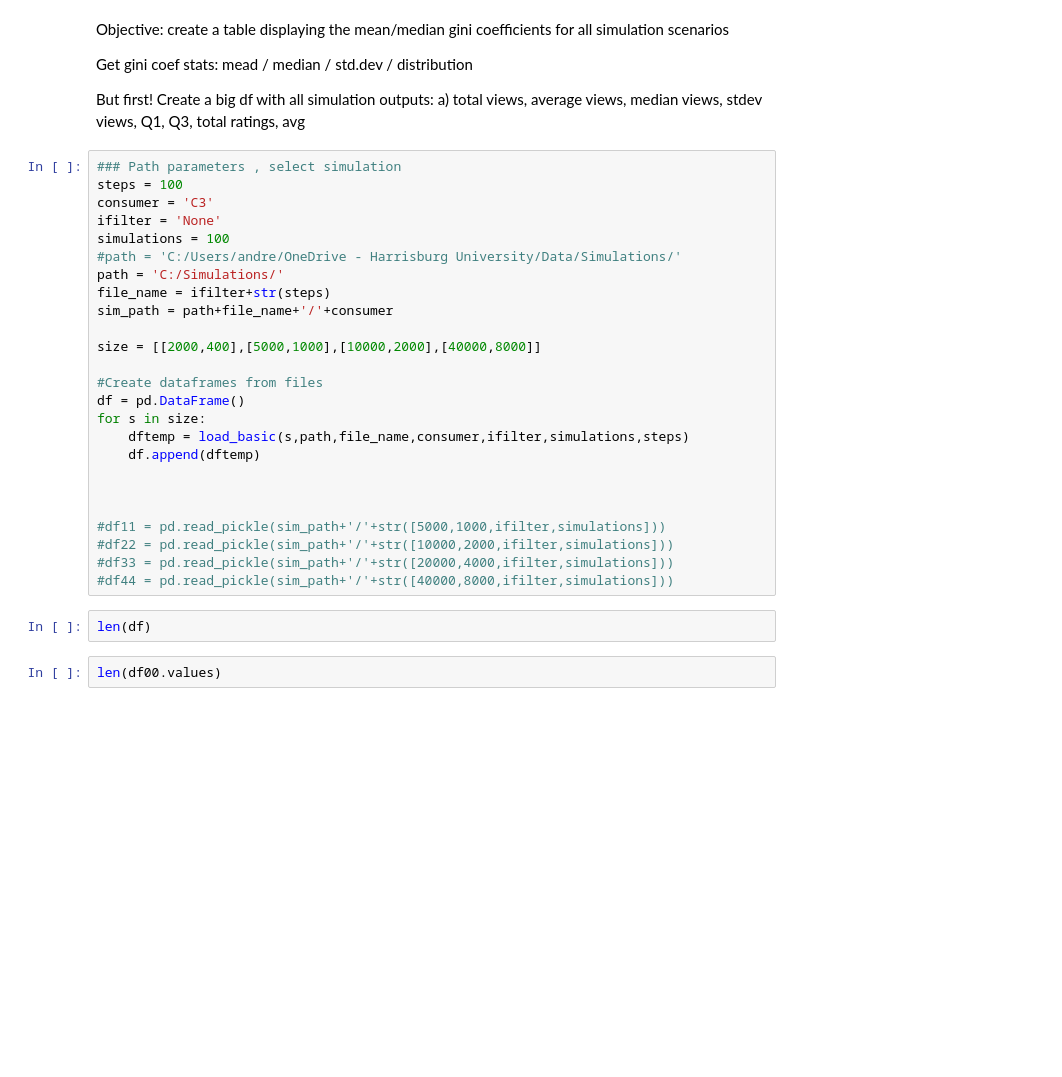
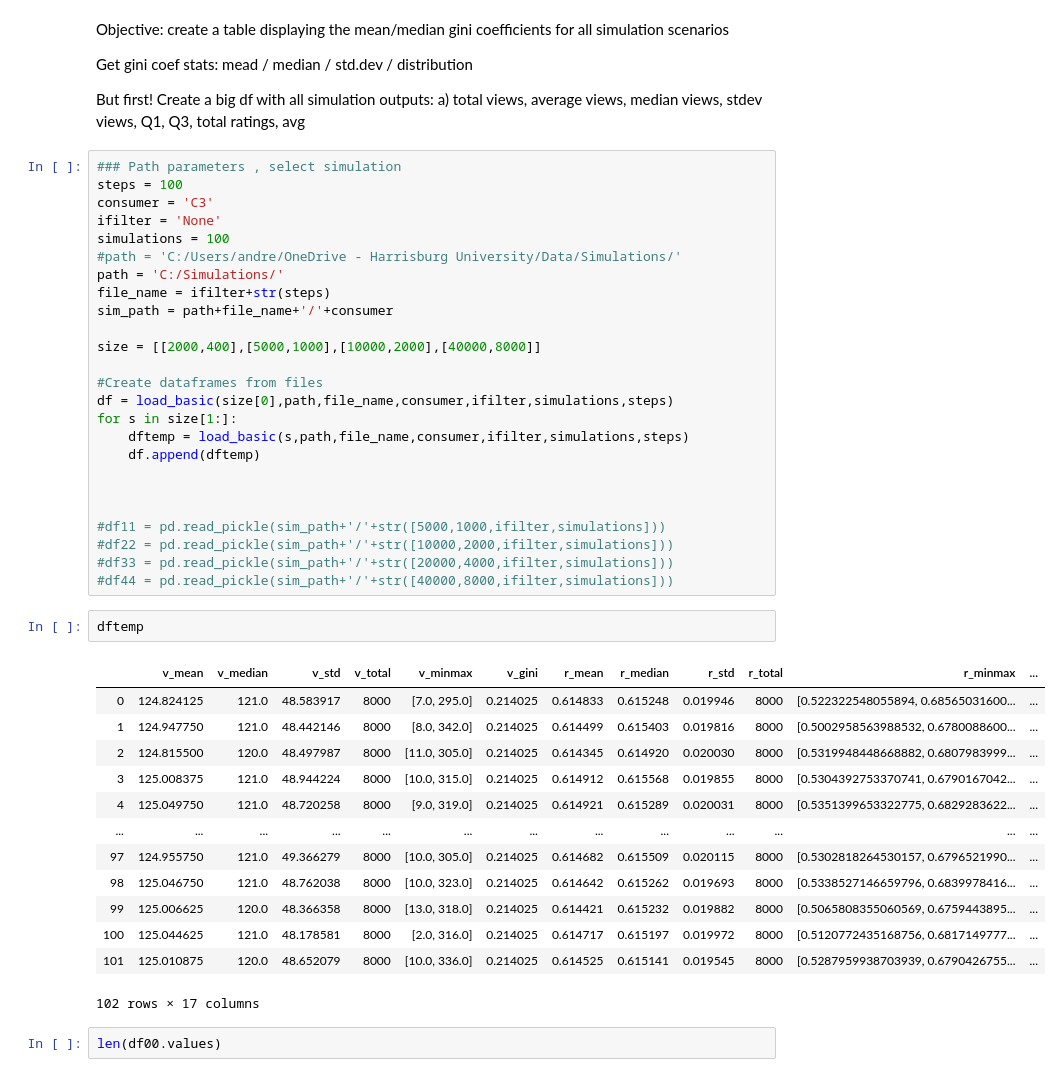
Before and after one commit to Andrelhu/Diversity-on-RecSys, a Jupyter notebook: Statistical Tests for Simulation Results.ipynb, the cells around one changed output. Cells and saved outputs as stored; diff of their text form; blank space fills up the shorter version.

```diff
--- a/Statistical Tests for Simulation Results.ipynb
+++ b/Statistical Tests for Simulation Results.ipynb
@@ -29,8 +29,8 @@ sim_path = path+file_name+'/'+consumer
 size = [[2000,400],[5000,1000],[10000,2000],[40000,8000]]
 
 #Create dataframes from files
-df = pd.DataFrame()
-for s in size:
+df = load_basic(size[0],path,file_name,consumer,ifilter,simulations,steps)
+for s in size[1:]:
     dftemp = load_basic(s,path,file_name,consumer,ifilter,simulations,steps)
     df.append(dftemp)
 
@@ -40,8 +40,22 @@ for s in size:
 #df22 = pd.read_pickle(sim_path+'/'+str([10000,2000,ifilter,simulations]))
 #df33 = pd.read_pickle(sim_path+'/'+str([20000,4000,ifilter,simulations]))
 #df44 = pd.read_pickle(sim_path+'/'+str([40000,8000,ifilter,simulations]))
-# %%
-len(df)
+# %%
+dftemp
+# %% [output]
+|  | v_mean | v_median | v_std | v_total | v_minmax | v_gini | r_mean | r_median | r_std | r_total | r_minmax | ... |
+| 0 | 124.824125 | 121.0 | 48.583917 | 8000 | [7.0, 295.0] | 0.214025 | 0.614833 | 0.615248 | 0.019946 | 8000 | [0.522322548055894, 0.68565031600... | ... |
+| 1 | 124.947750 | 121.0 | 48.442146 | 8000 | [8.0, 342.0] | 0.214025 | 0.614499 | 0.615403 | 0.019816 | 8000 | [0.5002958563988532, 0.6780088600... | ... |
+| 2 | 124.815500 | 120.0 | 48.497987 | 8000 | [11.0, 305.0] | 0.214025 | 0.614345 | 0.614920 | 0.020030 | 8000 | [0.5319948448668882, 0.6807983999... | ... |
+| 3 | 125.008375 | 121.0 | 48.944224 | 8000 | [10.0, 315.0] | 0.214025 | 0.614912 | 0.615568 | 0.019855 | 8000 | [0.5304392753370741, 0.6790167042... | ... |
+| 4 | 125.049750 | 121.0 | 48.720258 | 8000 | [9.0, 319.0] | 0.214025 | 0.614921 | 0.615289 | 0.020031 | 8000 | [0.5351399653322775, 0.6829283622... | ... |
+| ... | ... | ... | ... | ... | ... | ... | ... | ... | ... | ... | ... | ... |
+| 97 | 124.955750 | 121.0 | 49.366279 | 8000 | [10.0, 305.0] | 0.214025 | 0.614682 | 0.615509 | 0.020115 | 8000 | [0.5302818264530157, 0.6796521990... | ... |
+| 98 | 125.046750 | 121.0 | 48.762038 | 8000 | [10.0, 323.0] | 0.214025 | 0.614642 | 0.615262 | 0.019693 | 8000 | [0.5338527146659796, 0.6839978416... | ... |
+| 99 | 125.006625 | 120.0 | 48.366358 | 8000 | [13.0, 318.0] | 0.214025 | 0.614421 | 0.615232 | 0.019882 | 8000 | [0.5065808355060569, 0.6759443895... | ... |
+| 100 | 125.044625 | 121.0 | 48.178581 | 8000 | [2.0, 316.0] | 0.214025 | 0.614717 | 0.615197 | 0.019972 | 8000 | [0.5120772435168756, 0.6817149777... | ... |
+| 101 | 125.010875 | 120.0 | 48.652079 | 8000 | [10.0, 336.0] | 0.214025 | 0.614525 | 0.615141 | 0.019545 | 8000 | [0.5287959938703939, 0.6790426755... | ... |
+102 rows × 17 columns
 # %%
 len(df00.values)
 # %% [output]
```
